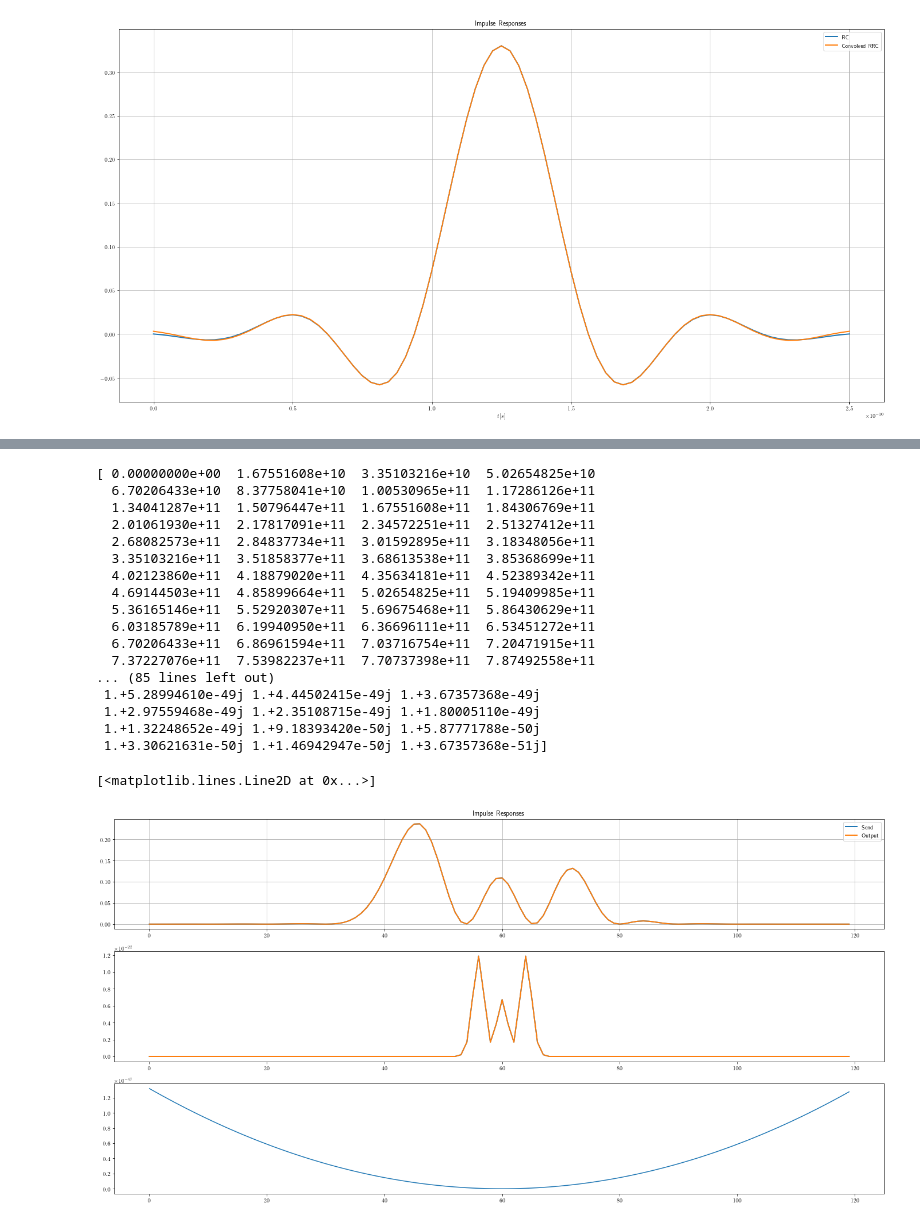
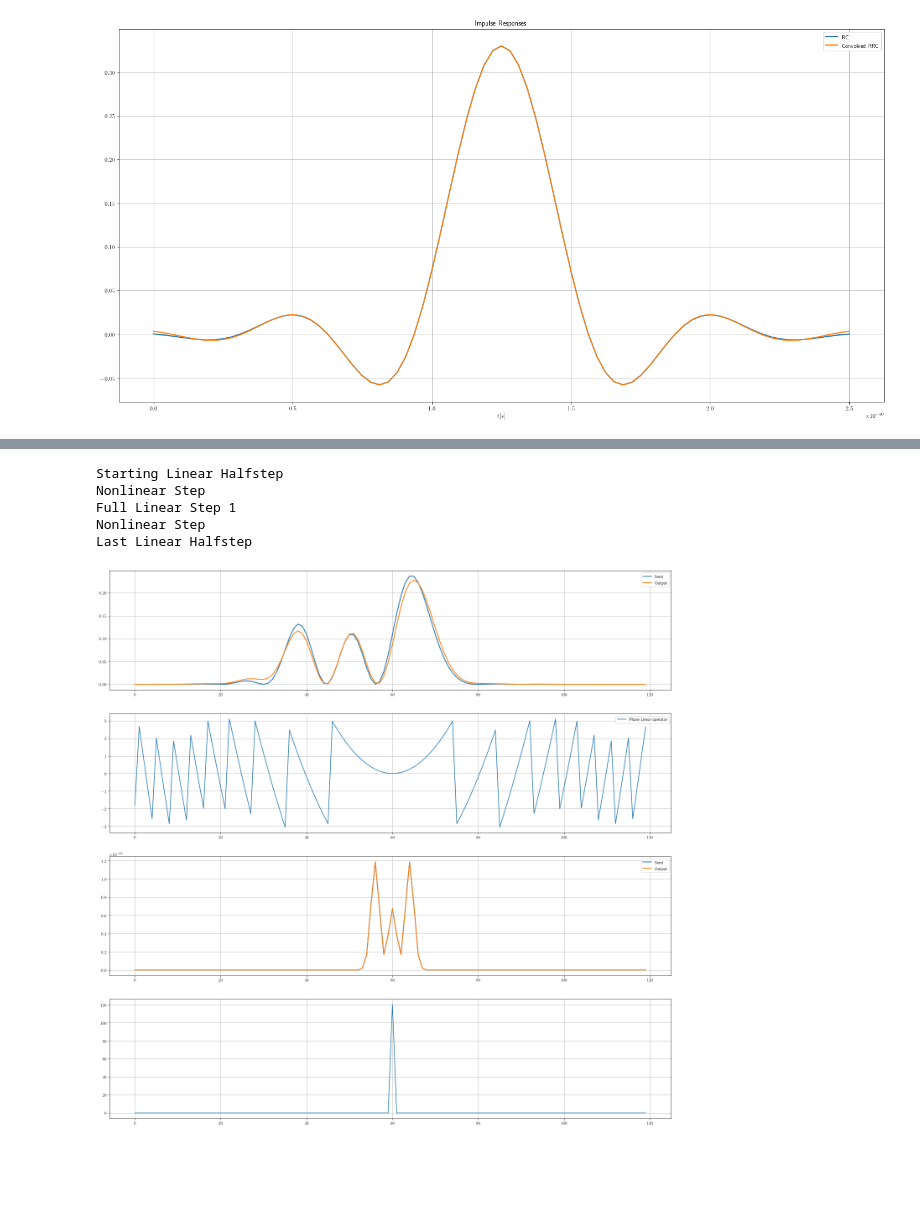
Before and after one commit to domrim/bachelorarbeit-code, a Jupyter notebook: jupyter-notebooks/tests.ipynb, the cells around one changed output, grey strips where cells are left out. Cells and saved outputs as stored; diff of their text form; code cells hidden in the pictures; blank space fills up the shorter version.

Commit message:
[DOC,DEBUG] More comments + debugging output

```diff
--- a/jupyter-notebooks/tests.ipynb
+++ b/jupyter-notebooks/tests.ipynb
@@ -102,52 +101,50 @@ Text(0.5, 1.0, 'Modulation Gaus')
 # %%
 # Transmission
 %run split_step_fourier.ipynb
 
 
-z_length = 5000
-nz = 10
-dz = z_length / nz
+z_length = 10  # [km]
+nz = 2  # steps
+dz = z_length / nz  # [km]
 
-alpha = 0  # Dämpfung (dB/km)
-D = 17  # ps/nm/km
-beta2 = -np.square(1550e-9) * ( D * 1e-6 ) / ( 2 * np.pi * 3e8)  # propagation constant
-gamma = 0 # ps/km
+alpha = 0  # Dämpfung [dB/km]
+D = 17  # [ps/nm/km]
+beta2 = - (D * np.square(1550e-9)) / (2 * np.pi * 3e8) * 1e-3 # [s^2/km] propagation constant, lambda=1550nm is standard single-mode wavelength
+gamma = 0.5e-3 # [1/W/km]
 
-output, linop = splitstepfourier(send_rc, t_sample_rc, dz, nz, alpha, beta2, gamma)
+output, linop, nonlinop = splitstepfourier(send_rc, t_sample_rc, dz, nz, alpha, beta2, gamma)
 
-matplotlib.rc('figure', figsize=(24, 12) )
+matplotlib.rc('figure', figsize=(24, 24))
 
-plt.subplot(311)
-plt.plot( np.square(abs(send_rc)), linewidth=2.0, label='Send' )
-plt.plot( np.square(abs(output)), linewidth=2.0, label='Output' )
+plt.subplot(411)
+plt.plot(np.square(abs(send_rc)), linewidth=2.0, label='Send')
+plt.plot(np.square(abs(output)), linewidth=2.0, label='Output')
 
-plt.grid( True )
-plt.legend( loc='upper right' )
-plt.title( 'Impulse Responses' )
+plt.grid(True)
+plt.legend(loc='upper right')
 
-plt.subplot(312)
-plt.plot( np.fft.fftshift(np.square(abs(t_sample_gaussian*np.fft.fft(send_rc)/np.sqrt(2*np.pi)))), linewidth=2.0, label='Send' )
-plt.plot( np.fft.fftshift(np.square(abs(t_sample_gaussian*np.fft.fft(output)/np.sqrt(2*np.pi)))), linewidth=2.0, label='Output')
+plt.subplot(412)
+plt.plot(np.fft.fftshift(np.angle(linop)), label='Phase Linear operator')
 
-plt.subplot(313)
-plt.plot( np.fft.fftshift(np.angle(linop)))
+plt.grid(True)
+plt.legend(loc='upper right')
+
+plt.subplot(413)
+plt.plot(np.fft.fftshift(np.square(abs(t_sample_gaussian*np.fft.fft(send_rc)/np.sqrt(2*np.pi)))), linewidth=2.0, label='Send')
+plt.plot(np.fft.fftshift(np.square(abs(t_sample_gaussian*np.fft.fft(output)/np.sqrt(2*np.pi)))), linewidth=2.0, label='Output')
+
+plt.grid(True)
+plt.legend(loc='upper right')
+
+plt.subplot(414)
+plt.plot(np.fft.fftshift(np.fft.fft(nonlinop)))
+
+plt.grid(True)
+#plt.legend(loc='upper right')
 # %% [output]
-[ 0.00000000e+00  1.67551608e+10  3.35103216e+10  5.02654825e+10
-  6.70206433e+10  8.37758041e+10  1.00530965e+11  1.17286126e+11
-  1.34041287e+11  1.50796447e+11  1.67551608e+11  1.84306769e+11
-  2.01061930e+11  2.17817091e+11  2.34572251e+11  2.51327412e+11
-  2.68082573e+11  2.84837734e+11  3.01592895e+11  3.18348056e+11
-  3.35103216e+11  3.51858377e+11  3.68613538e+11  3.85368699e+11
-  4.02123860e+11  4.18879020e+11  4.35634181e+11  4.52389342e+11
-  4.69144503e+11  4.85899664e+11  5.02654825e+11  5.19409985e+11
-  5.36165146e+11  5.52920307e+11  5.69675468e+11  5.86430629e+11
-  6.03185789e+11  6.19940950e+11  6.36696111e+11  6.53451272e+11
-  6.70206433e+11  6.86961594e+11  7.03716754e+11  7.20471915e+11
-  7.37227076e+11  7.53982237e+11  7.70737398e+11  7.87492558e+11
-... (85 lines left out)
- 1.+5.28994610e-49j 1.+4.44502415e-49j 1.+3.67357368e-49j
- 1.+2.97559468e-49j 1.+2.35108715e-49j 1.+1.80005110e-49j
- 1.+1.32248652e-49j 1.+9.18393420e-50j 1.+5.87771788e-50j
- 1.+3.30621631e-50j 1.+1.46942947e-50j 1.+3.67357368e-51j]
+Starting Linear Halfstep
+Nonlinear Step
+Full Linear Step 1
+Nonlinear Step
+Last Linear Halfstep
-[<matplotlib.lines.Line2D at 0x...>]
-[figure, old version]
+[figure, new version]
```
Also changed, not shown: parts of 1 cell of this notebook, 3 other files.
